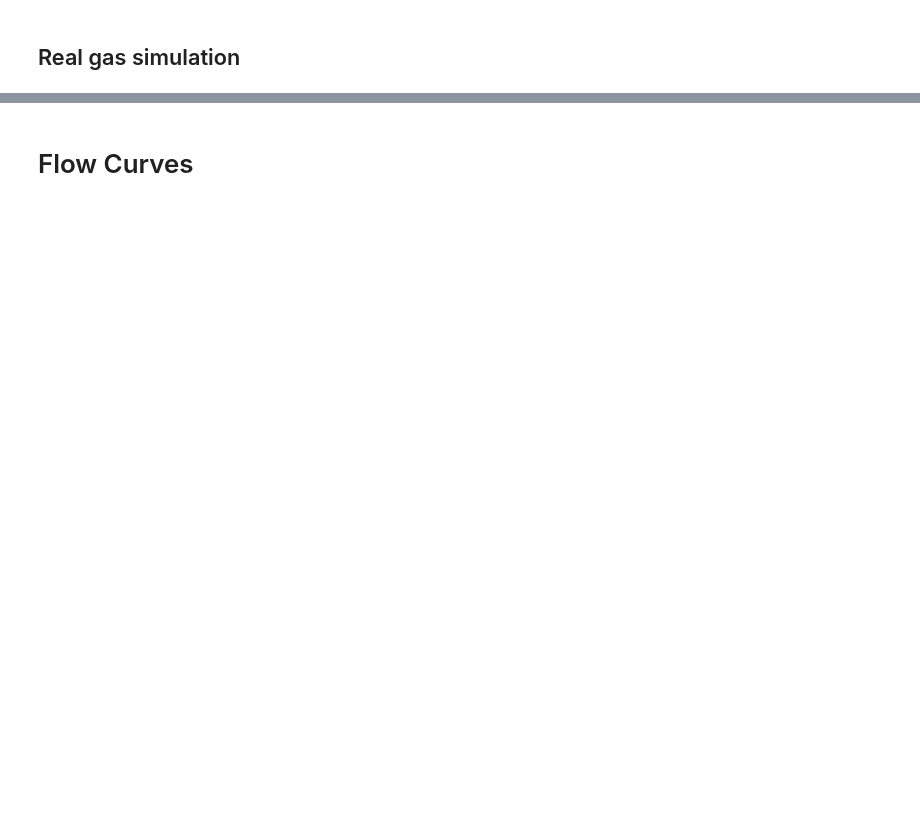
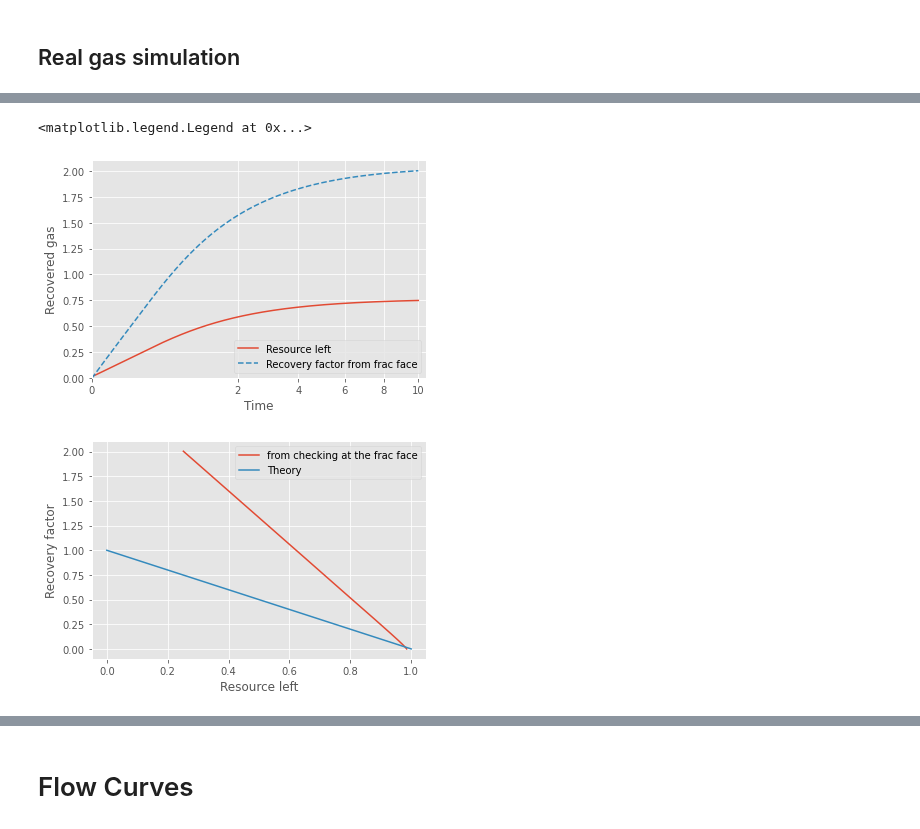
Before and after one commit to frank1010111/bluebonnet, a Jupyter notebook: docs/flow.ipynb, the cells around one changed output, grey strips where cells are left out. Drawn from its saved outputs; the diff is of its cells as text; code cells hidden in the pictures; blank space fills up the shorter version.

```diff
--- a/docs/flow.ipynb
+++ b/docs/flow.ipynb
@@ -112,32 +137,37 @@ rf2 = res_realgas.recovery_factor()
 from scipy import interpolate
 
 density_interp = interpolate.interp1d(
-    fluid_properties["pseudopressure"], fluid_properties["density"]
+    flow_properties.pvt_props["m-scaled"], flow_properties.pvt_props["density"]
 )
 
 
 def resource_left(pseudopressure, pvt):
     density = interpolate.interp1d(pvt["pseudopressure"], pvt["density"])
     return (density(pseudopressure)).sum(axis=1)
 
 
 remaining_gas = (
-    resource_left(res_realgas.pseudopressure, fluid_properties) / res_realgas.nx
+    resource_left(res_realgas.pseudopressure, flow_properties.pvt_props)
+    / res_realgas.nx
 )
 fig, ax = plt.subplots()
 ax.plot(time, 1 - remaining_gas, label="Resource left")
 ax.plot(time, rf2, "--", label="Recovery factor from frac face")
 ax.legend()
 ax.set(
     xlabel="Time",
     ylabel="Recovered gas",
     ylim=(0, None),
     xscale="squareroot",
     xlim=(0, None),
 )
 
 fig, ax = plt.subplots()
 ax.plot(remaining_gas, rf2, label="from checking at the frac face")
 ax.plot([1, 0], [0, 1], label="Theory")
 ax.set(xlabel="Resource left", ylabel="Recovery factor")
 ax.legend()
+# %% [output]
+<matplotlib.legend.Legend at 0x...>
+[figure, added]
+[figure, added]
```
Also changed, not shown: parts of 15 cells of this notebook.
